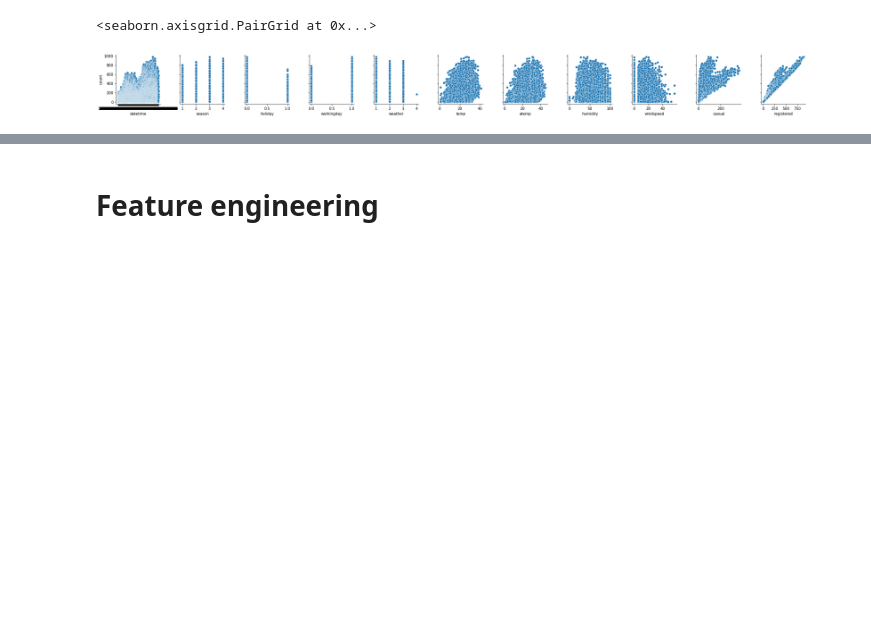
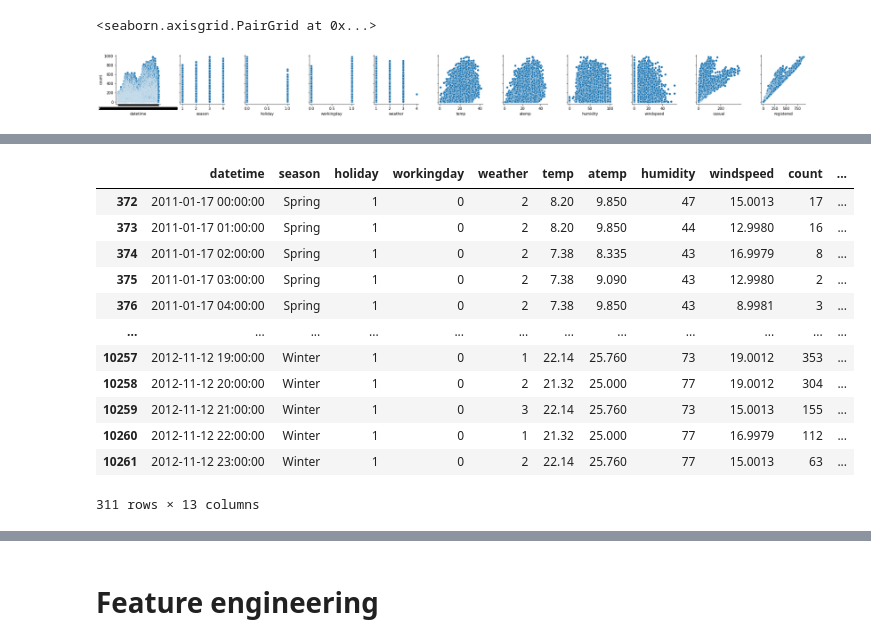
Before and after one commit to HumanBojack/Bike-usage-prediction, a Jupyter notebook: solo_work/romain/data_analysis.ipynb, the cells around one changed output, grey strips where cells are left out. Cells and saved outputs as stored; diff of their text form; code cells hidden in the pictures; blank space fills up the shorter version.

```diff
--- a/solo_work/romain/data_analysis.ipynb
+++ b/solo_work/romain/data_analysis.ipynb
@@ -105,0 +121,16 @@ df[df["holiday"] == 1]
+# %%
+df[(df["workingday"] == 0) & (df["holiday"] ==1)] # Holidays aren't workingday
+# %% [output]
+|  | datetime | season | holiday | workingday | weather | temp | atemp | humidity | windspeed | count | ... |
+| 372 | 2011-01-17 00:00:00 | Spring | 1 | 0 | 2 | 8.20 | 9.850 | 47 | 15.0013 | 17 | ... |
+| 373 | 2011-01-17 01:00:00 | Spring | 1 | 0 | 2 | 8.20 | 9.850 | 44 | 12.9980 | 16 | ... |
+| 374 | 2011-01-17 02:00:00 | Spring | 1 | 0 | 2 | 7.38 | 8.335 | 43 | 16.9979 | 8 | ... |
+| 375 | 2011-01-17 03:00:00 | Spring | 1 | 0 | 2 | 7.38 | 9.090 | 43 | 12.9980 | 2 | ... |
+| 376 | 2011-01-17 04:00:00 | Spring | 1 | 0 | 2 | 7.38 | 9.850 | 43 | 8.9981 | 3 | ... |
+| ... | ... | ... | ... | ... | ... | ... | ... | ... | ... | ... | ... |
+| 10257 | 2012-11-12 19:00:00 | Winter | 1 | 0 | 1 | 22.14 | 25.760 | 73 | 19.0012 | 353 | ... |
+| 10258 | 2012-11-12 20:00:00 | Winter | 1 | 0 | 2 | 21.32 | 25.000 | 77 | 19.0012 | 304 | ... |
+| 10259 | 2012-11-12 21:00:00 | Winter | 1 | 0 | 3 | 22.14 | 25.760 | 73 | 15.0013 | 155 | ... |
+| 10260 | 2012-11-12 22:00:00 | Winter | 1 | 0 | 1 | 21.32 | 25.000 | 77 | 16.9979 | 112 | ... |
+| 10261 | 2012-11-12 23:00:00 | Winter | 1 | 0 | 2 | 22.14 | 25.760 | 77 | 15.0013 | 63 | ... |
+311 rows × 13 columns
```
Also changed, not shown: parts of 20 cells of this notebook, 1 other file.
